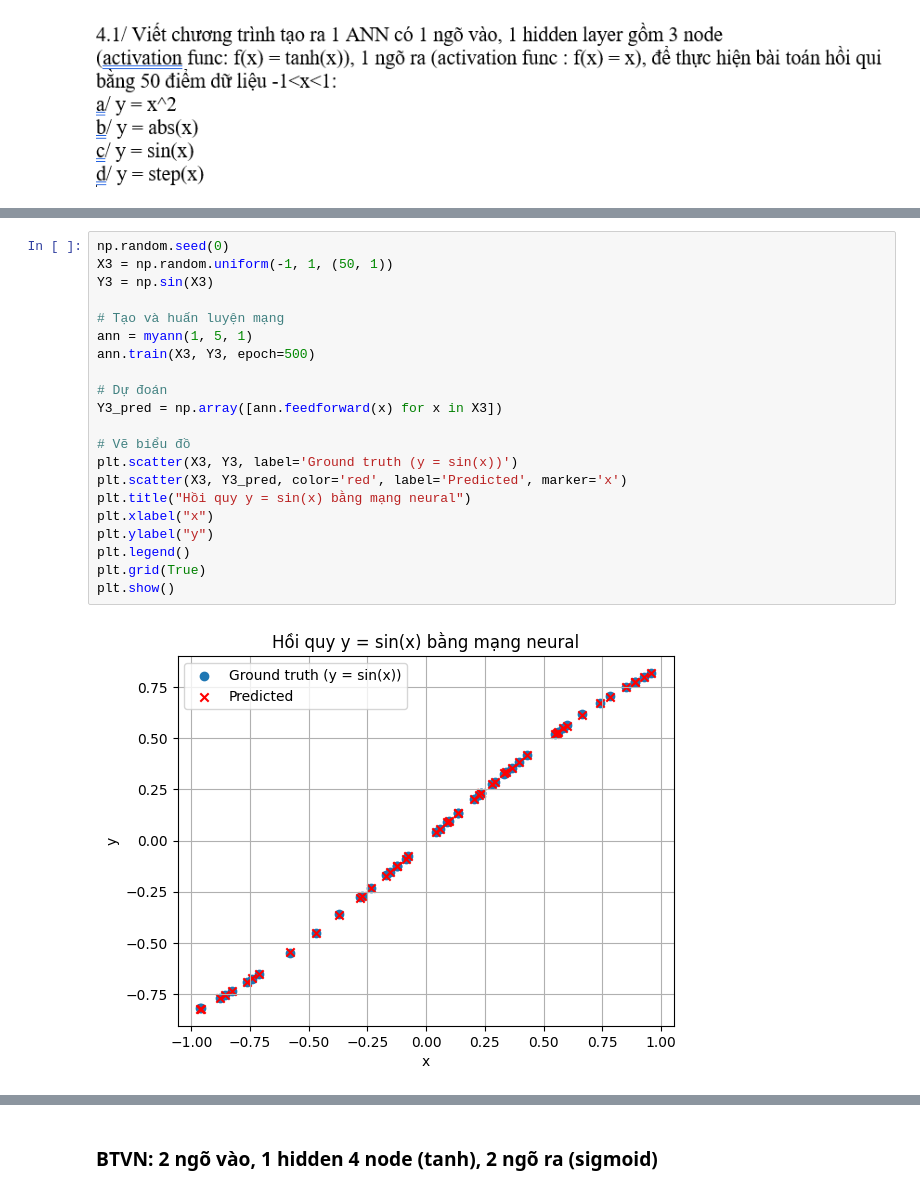
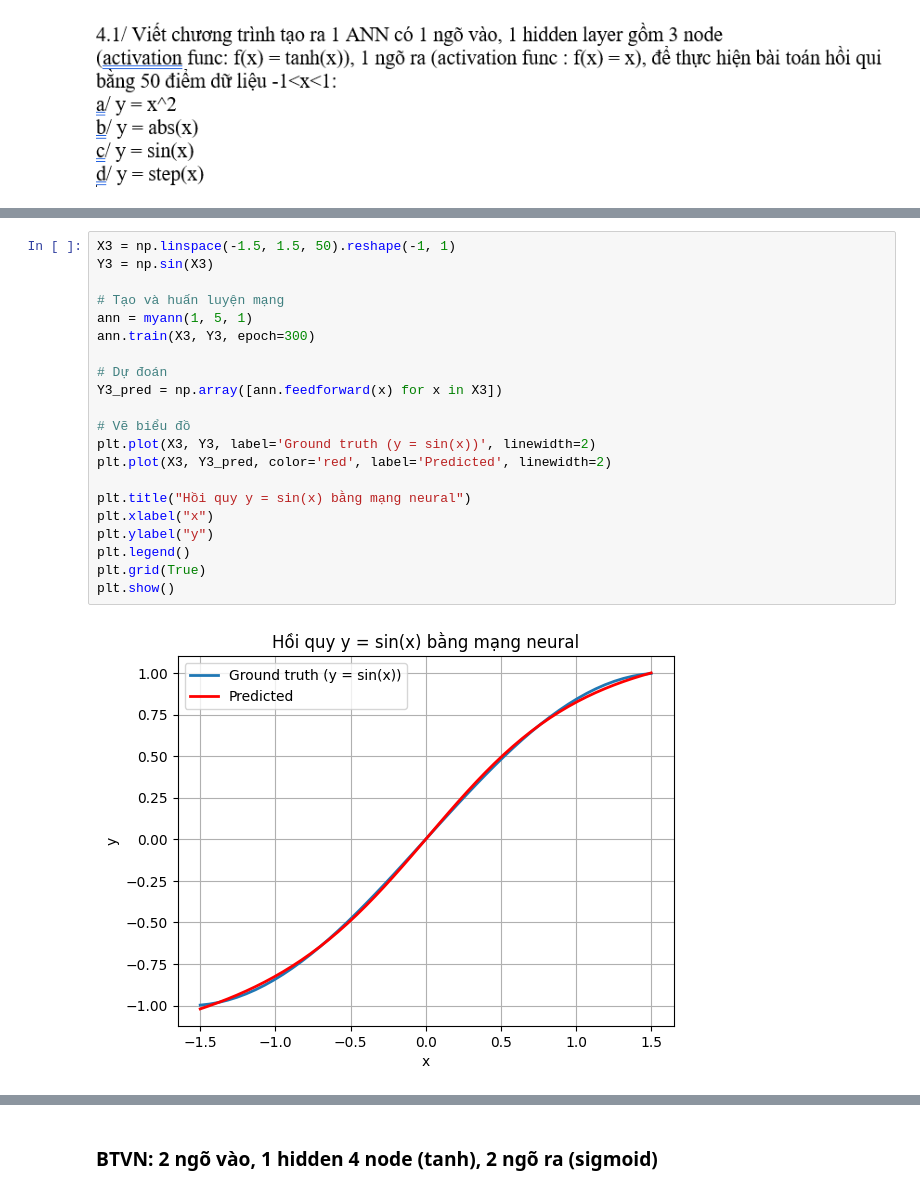
Before and after one commit to Nhunk/deeplearning, a Jupyter notebook: BTTH/Bai4.12Chuong2.ipynb, the cells around one changed output, grey strips where cells are left out. Drawn from its saved outputs; the diff is of its cells as text.

```diff
--- a/BTTH/Bai4.12Chuong2.ipynb
+++ b/BTTH/Bai4.12Chuong2.ipynb
@@ -180,26 +170,26 @@ plt.show()
 # %%
-np.random.seed(0)
-X3 = np.random.uniform(-1, 1, (50, 1))
+X3 = np.linspace(-1.5, 1.5, 50).reshape(-1, 1)
 Y3 = np.sin(X3)
 
 # Tạo và huấn luyện mạng
 ann = myann(1, 5, 1)
-ann.train(X3, Y3, epoch=500)
+ann.train(X3, Y3, epoch=300)
 
 # Dự đoán
 Y3_pred = np.array([ann.feedforward(x) for x in X3])
 
 # Vẽ biểu đồ
-plt.scatter(X3, Y3, label='Ground truth (y = sin(x))')
-plt.scatter(X3, Y3_pred, color='red', label='Predicted', marker='x')
+plt.plot(X3, Y3, label='Ground truth (y = sin(x))', linewidth=2)
+plt.plot(X3, Y3_pred, color='red', label='Predicted', linewidth=2)
+
 plt.title("Hồi quy y = sin(x) bằng mạng neural")
 plt.xlabel("x")
 plt.ylabel("y")
 plt.legend()
 plt.grid(True)
 plt.show()
 # %% [output]
-[figure, old version]
+[figure, new version]
 # %%
 def step(x):
     return np.where(x >= 0, 1, 0)
```
Also changed, not shown: parts of 5 cells of this notebook.
